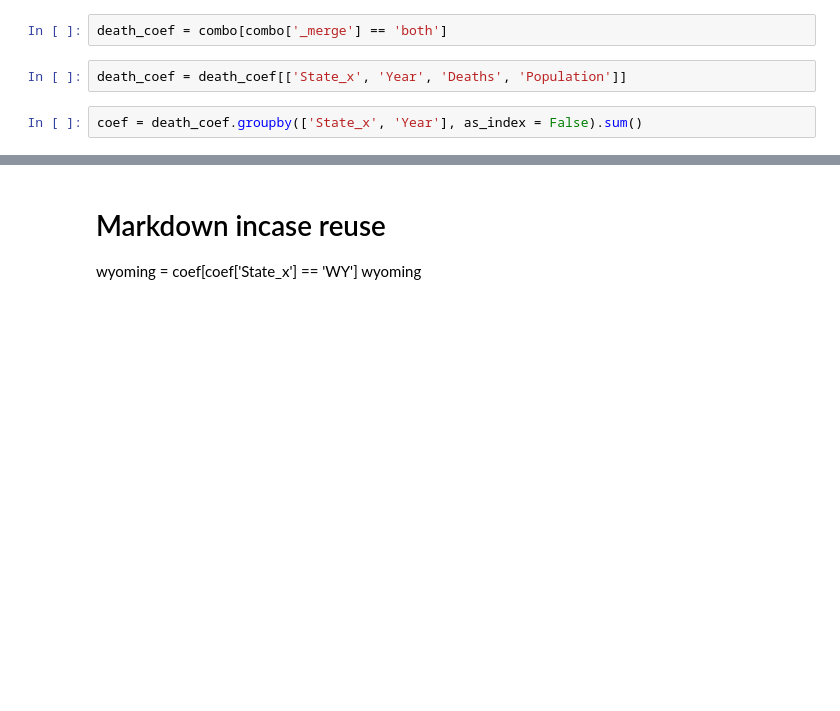
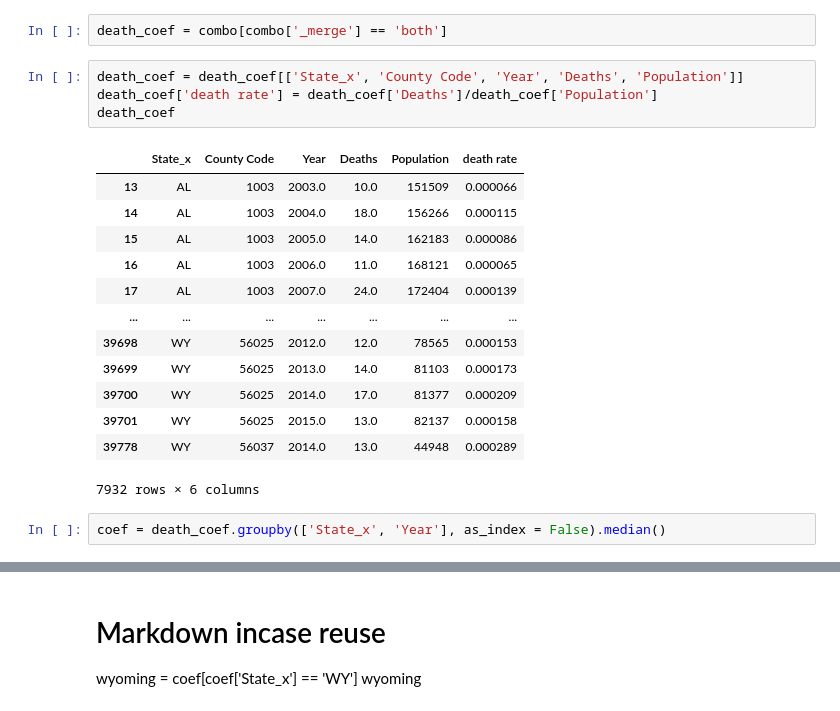
Before and after one commit to TommyTseng1129/Impact-Estimation-of-Opioid-Control-Policies, a Jupyter notebook: 20_intermediate_files/VitalityDataAllCounties.ipynb, the cells around one changed output, grey strips where cells are left out. Cells and saved outputs as stored; diff of their text form; blank space fills up the shorter version.

```diff
--- a/20_intermediate_files/VitalityDataAllCounties.ipynb
+++ b/20_intermediate_files/VitalityDataAllCounties.ipynb
@@ -29,7 +69,23 @@ combo
 # %%
 death_coef = combo[combo['_merge'] == 'both']
 # %%
-death_coef = death_coef[['State_x', 'Year', 'Deaths', 'Population']]
+death_coef = death_coef[['State_x', 'County Code', 'Year', 'Deaths', 'Population']]
+death_coef['death rate'] = death_coef['Deaths']/death_coef['Population']
+death_coef
+# %% [output]
+|  | State_x | County Code | Year | Deaths | Population | death rate |
+| 13 | AL | 1003 | 2003.0 | 10.0 | 151509 | 0.000066 |
+| 14 | AL | 1003 | 2004.0 | 18.0 | 156266 | 0.000115 |
+| 15 | AL | 1003 | 2005.0 | 14.0 | 162183 | 0.000086 |
+| 16 | AL | 1003 | 2006.0 | 11.0 | 168121 | 0.000065 |
+| 17 | AL | 1003 | 2007.0 | 24.0 | 172404 | 0.000139 |
+| ... | ... | ... | ... | ... | ... | ... |
+| 39698 | WY | 56025 | 2012.0 | 12.0 | 78565 | 0.000153 |
+| 39699 | WY | 56025 | 2013.0 | 14.0 | 81103 | 0.000173 |
+| 39700 | WY | 56025 | 2014.0 | 17.0 | 81377 | 0.000209 |
+| 39701 | WY | 56025 | 2015.0 | 13.0 | 82137 | 0.000158 |
+| 39778 | WY | 56037 | 2014.0 | 13.0 | 44948 | 0.000289 |
+7932 rows × 6 columns
 # %%
-coef = death_coef.groupby(['State_x', 'Year'], as_index = False).sum()
+coef = death_coef.groupby(['State_x', 'Year'], as_index = False).median()
 # %%
```
Also changed, not shown: parts of 16 cells of this notebook, 4 other files.
